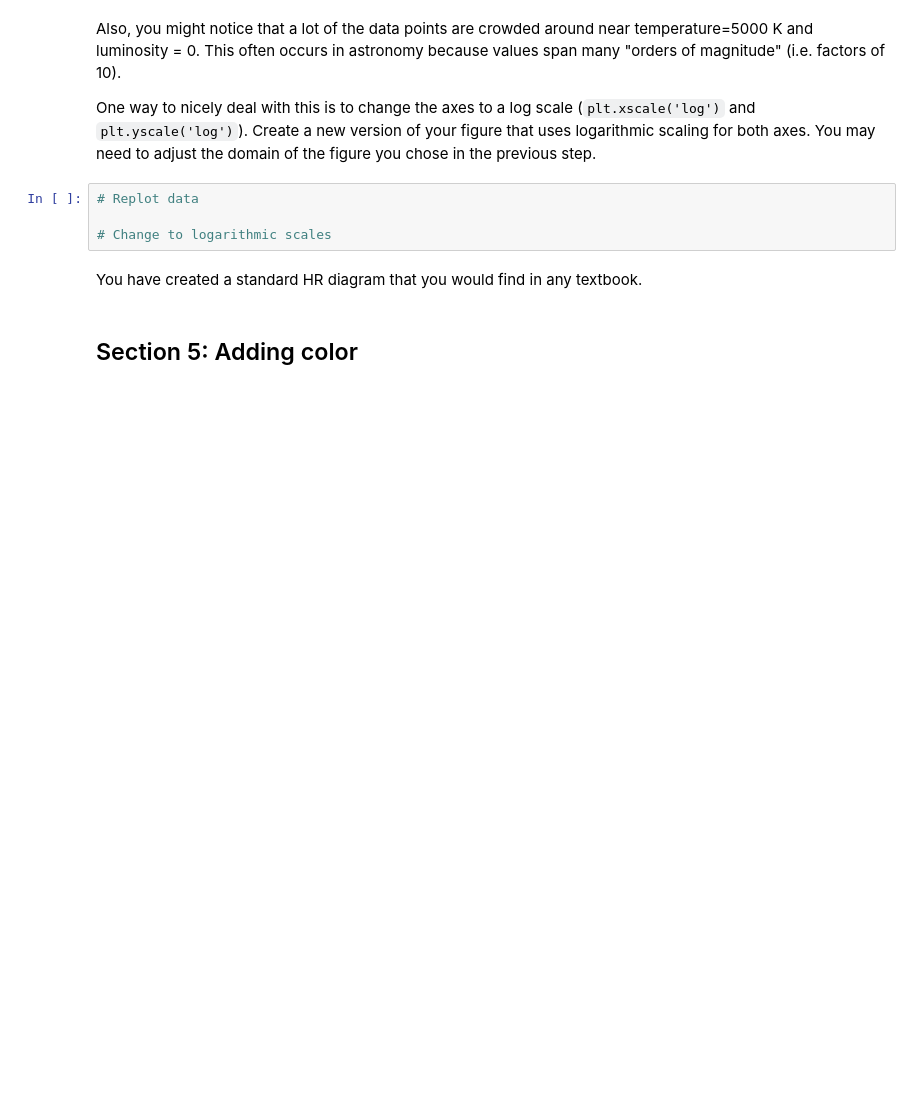
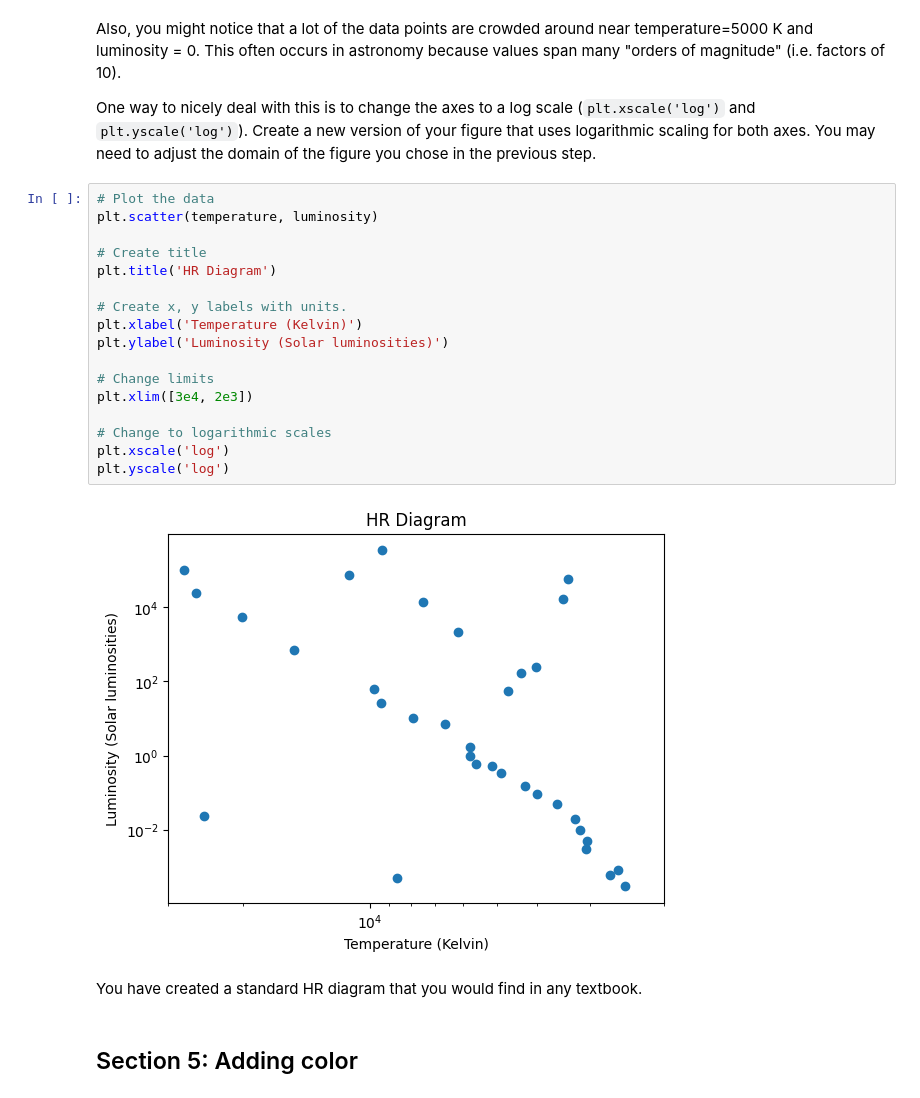
Before and after one commit to CIERA-Northwestern/REACHpy, a Jupyter notebook: Module_2/Challenge_4_HR_Diagram.ipynb, the cells around one changed output. Saved outputs shown, nothing was run; the diff lists cells and outputs as text; blank space fills up the shorter version.

```diff
--- a/Module_2/Challenge_4_HR_Diagram.ipynb
+++ b/Module_2/Challenge_4_HR_Diagram.ipynb
@@ -44,10 +92,25 @@ plt.xlim([,])
 Also, you might notice that a lot of the data points are crowded around near temperature=5000 K and luminosity = 0. This often occurs in astronomy because values span many "orders of magnitude" (i.e. factors of 10).
 
 One way to nicely deal with this is to change the axes to a log scale (`plt.xscale('log')` and `plt.yscale('log')`). Create a new version of your figure that uses logarithmic scaling for both axes. You may need to adjust the domain of the figure you chose in the previous step.
-# %%
-# Replot data
-
-# Change to logarithmic scales
+# %%
+# Plot the data
+plt.scatter(temperature, luminosity)
+
+# Create title
+plt.title('HR Diagram')
+
+# Create x, y labels with units.
+plt.xlabel('Temperature (Kelvin)')
+plt.ylabel('Luminosity (Solar luminosities)')
+
+# Change limits
+plt.xlim([3e4, 2e3])
+
+# Change to logarithmic scales
+plt.xscale('log')
+plt.yscale('log')
+# %% [output]
+[figure, added]
 # %% [markdown]
 You have created a standard HR diagram that you would find in any textbook.
 # %% [markdown]
```
Also changed, not shown: parts of 11 cells of this notebook, 1 other file.
